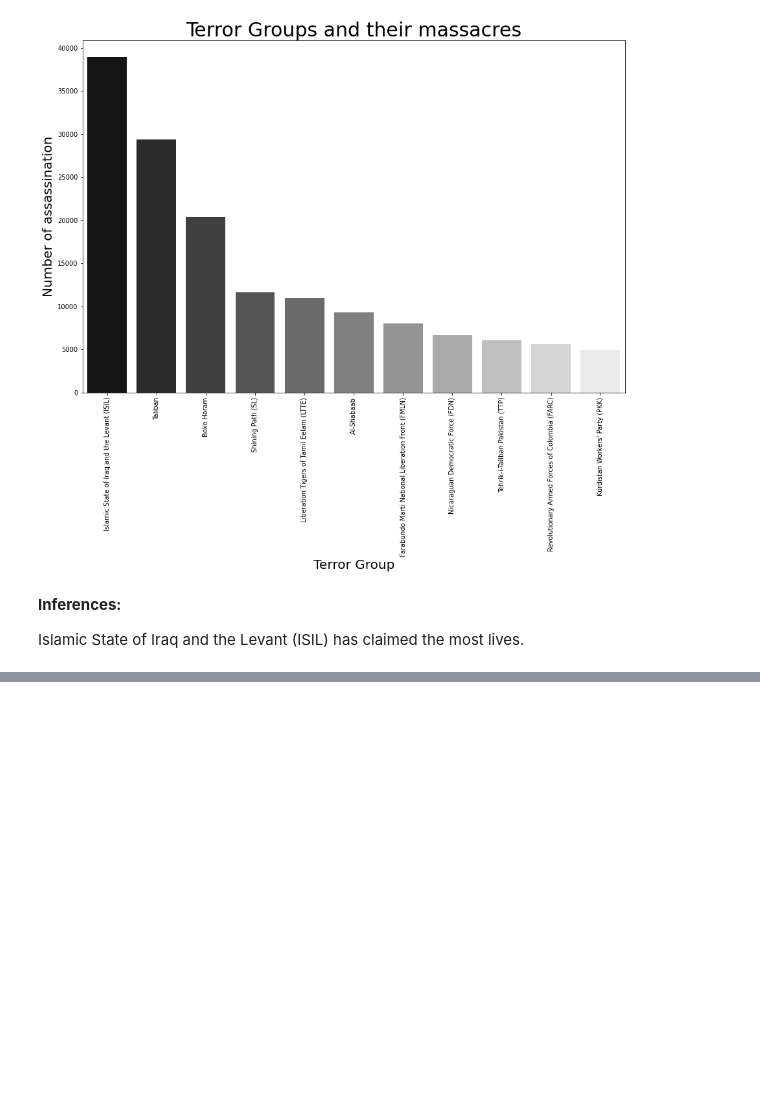
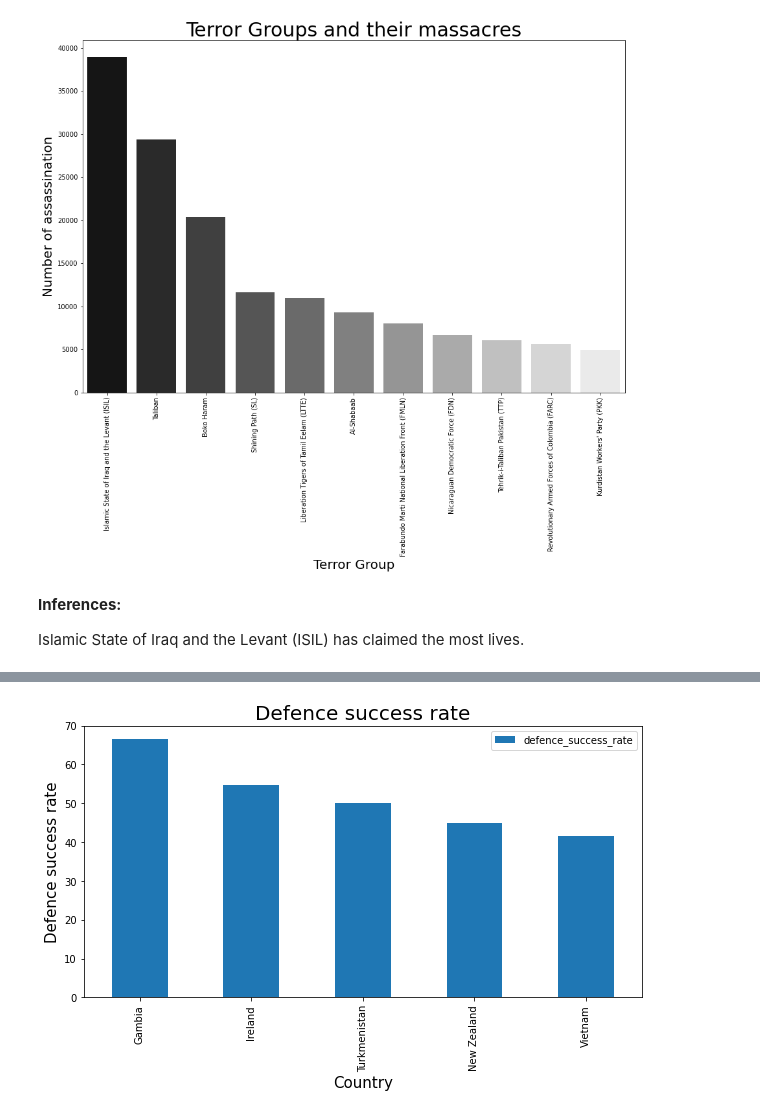
Before and after one commit to nivyathiruvoth/Global-Terrorism-Analysis, a Jupyter notebook: EDA_Global_Terrorism_Analysis.ipynb, the cells around one changed output, grey strips where cells are left out. Saved outputs shown, nothing was run; the diff lists cells and outputs as text; code cells hidden in the pictures; blank space fills up the shorter version.

```diff
--- a/EDA_Global_Terrorism_Analysis.ipynb
+++ b/EDA_Global_Terrorism_Analysis.ipynb
@@ -415,0 +485,4 @@ Islamic State of Iraq and the Levant (ISIL)	has claimed the most lives.
+# %%
+#Merging the two dataframes success and failure using inner join on country name
+merged_df=pd.merge(df1,df2,how='inner', left_on='country_name',right_on='country_name')
+merged_df
@@ -415,0 +504,4 @@ Islamic State of Iraq and the Levant (ISIL)	has claimed the most lives.
+# %%
+#Calculating success rate of the terrorist attack in each country
+merged_df["terrorist_success_rate"]=merged_df["success"]*100/(merged_df["success"]+merged_df["failure"])
+merged_df
@@ -415,0 +523,3 @@ Islamic State of Iraq and the Levant (ISIL)	has claimed the most lives.
+# %%
+#calculating defence success rate of each country
+merged_df["defence_success_rate"]=100-merged_df["terrorist_success_rate"]
@@ -415,0 +543,7 @@ Islamic State of Iraq and the Levant (ISIL)	has claimed the most lives.
+# %%
+merged_df.reset_index(inplace=True)
+#sorting the data frame by defence success rate
+merged_df.sort_values(by="defence_success_rate",ascending=False,inplace=True)
+
+#Checking the strongest 5 countries based on defence
+merged_df.head()
@@ -415,0 +567,10 @@ Islamic State of Iraq and the Levant (ISIL)	has claimed the most lives.
+# %%
+#plotting graph of the strongest 5 country based on defense_success_rate
+plt.rcParams["figure.figsize"]=(10,5)
+merged_df.head().plot(x="country_name",y="defence_success_rate",kind="bar")
+plt.title("Defence success rate",fontsize=20)
+plt.xlabel("Country",fontsize=15)
+plt.ylabel("Defence success rate",fontsize=15)
+plt.show()
+# %% [output]
+[figure, added]
```
Also changed, not shown: parts of 28 cells of this notebook.
